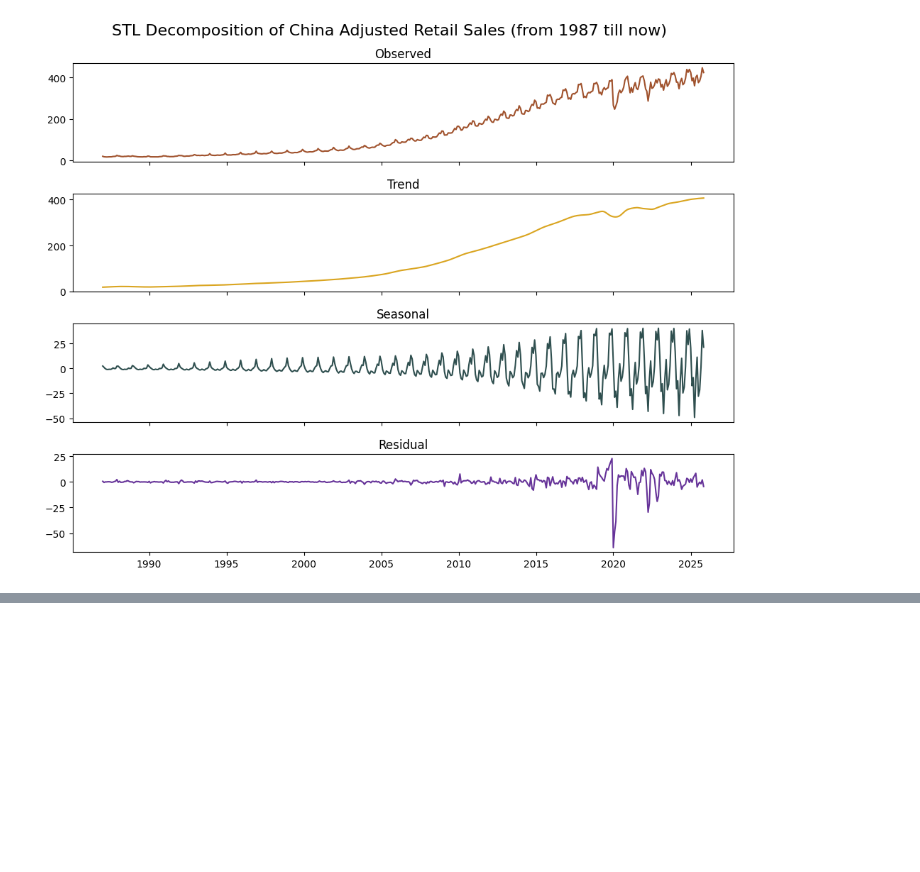
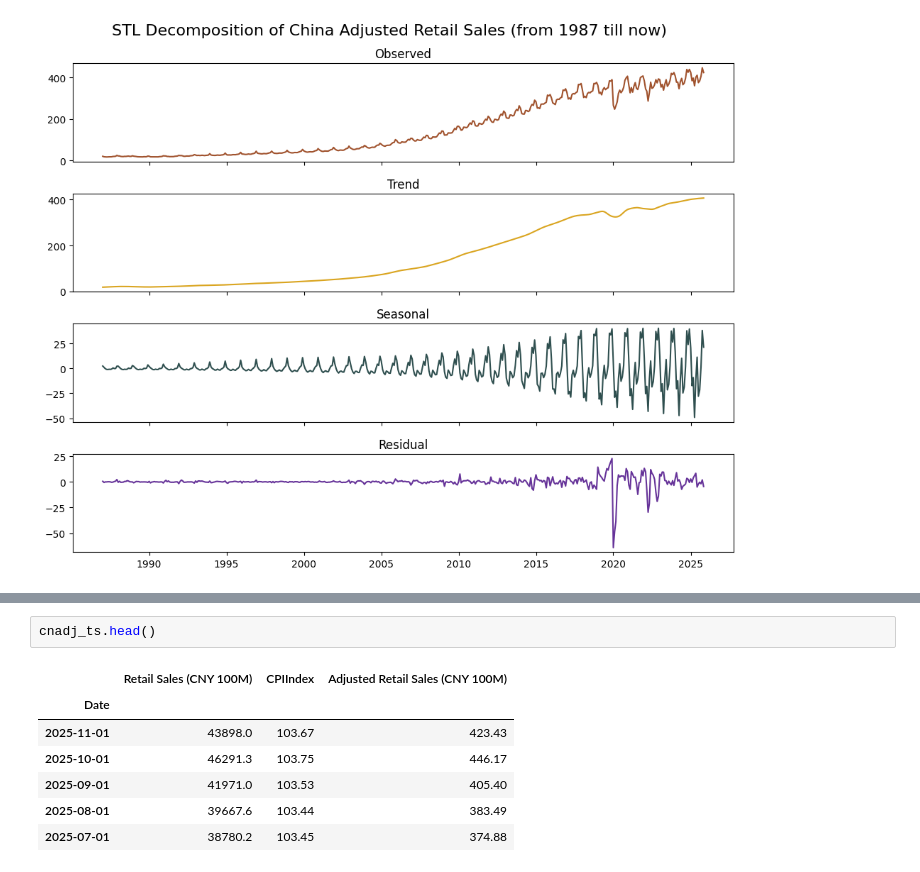
Before and after one commit to FlyingCuteCats/Freetime-Projects, a Jupyter notebook: China Retail Sales/Process.ipynb, the cells around one changed output, grey strips where cells are left out. Saved outputs shown, nothing was run; the diff lists cells and outputs as text; blank space fills up the shorter version.

```diff
--- a/China Retail Sales/Process.ipynb
+++ b/China Retail Sales/Process.ipynb
@@ -186,0 +187,10 @@ plt.show()
+# %%
+cnadj_ts.head()
+# %% [output]
+|  | Retail Sales (CNY 100M) | CPIIndex | Adjusted Retail Sales (CNY 100M) |
+| Date |  |  |  |
+| 2025-11-01 | 43898.0 | 103.67 | 423.43 |
+| 2025-10-01 | 46291.3 | 103.75 | 446.17 |
+| 2025-09-01 | 41971.0 | 103.53 | 405.40 |
+| 2025-08-01 | 39667.6 | 103.44 | 383.49 |
+| 2025-07-01 | 38780.2 | 103.45 | 374.88 |
```
Also changed, not shown: parts of 3 cells of this notebook.
